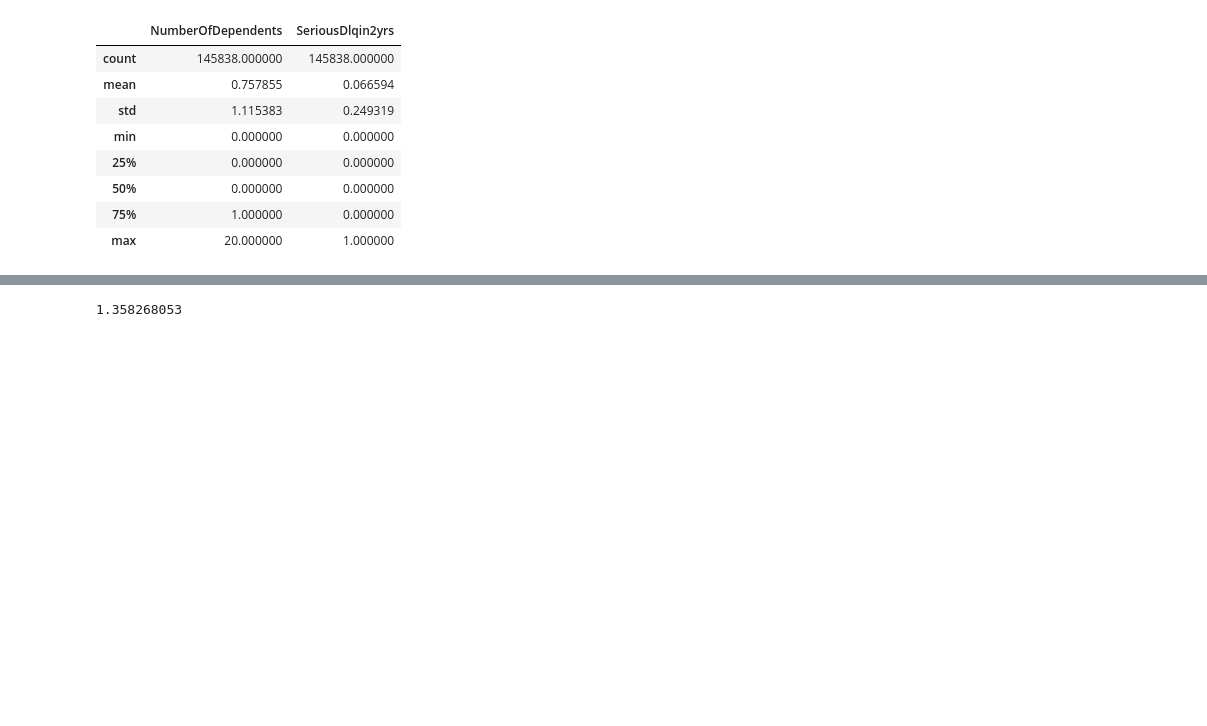
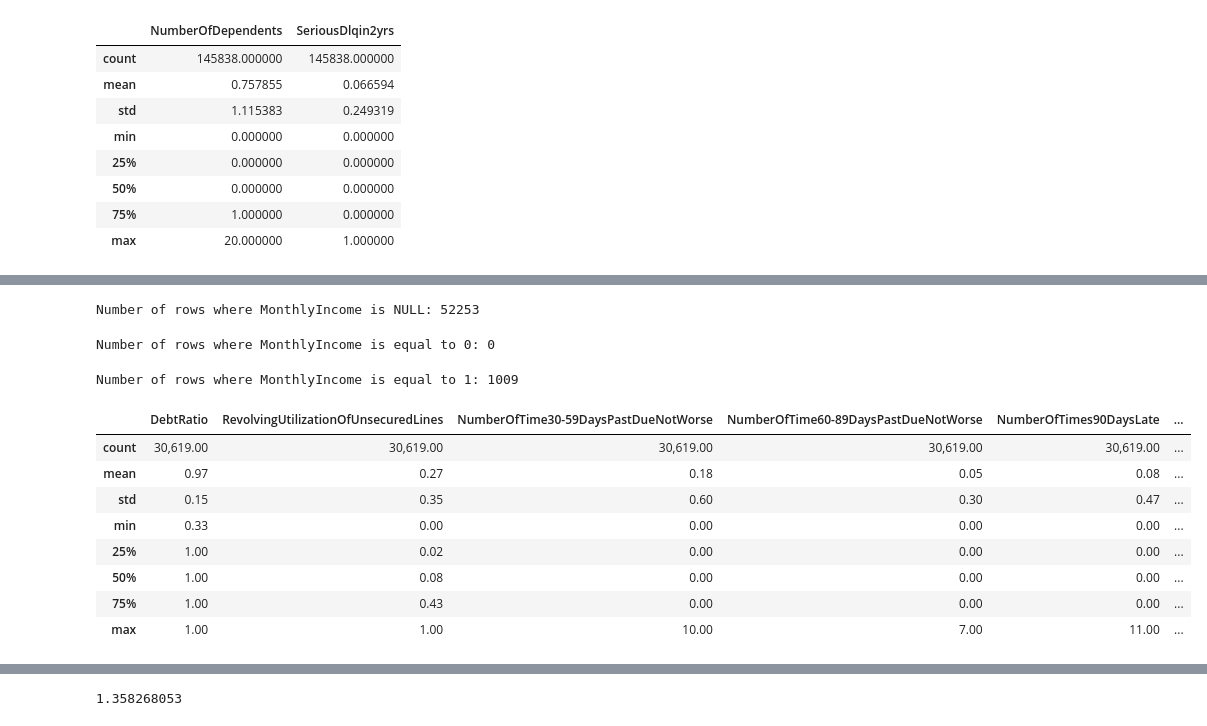
Before and after one commit to Saba-a11/Kaggle_Credit_Score, a Jupyter notebook: CreditModel.ipynb, the cells around one changed output, grey strips where cells are left out. Saved outputs shown, nothing was run; the diff lists cells and outputs as text; code cells hidden in the pictures; blank space fills up the shorter version.

```diff
--- a/CreditModel.ipynb
+++ b/CreditModel.ipynb
@@ -914,6 +706,0 @@ len(df_train[(df_train["DebtRatio"] > df_train["DebtRatio"].quantile(0.765))])
-# %%
-# Set upper bound as the 95th percentile
-upper_bound = df_train['DebtRatio'].quantile(0.765)
-
-# Apply winsorizing using .loc[]
-df_train.loc[df_train['DebtRatio'] > upper_bound, 'DebtRatio'] = upper_bound
@@ -1047,3 +818,10 @@ Name: MonthlyIncome, dtype: float64
+# %%
+combined_data['DebtRatio: < 0.015'] = np.where((combined_data['DebtRatio'] < 0.015), 1, 0)
+combined_data['DebtRatio: 0.015 - 0.27'] = np.where((combined_data['DebtRatio'] >= 0.015) & (combined_data['DebtRatio'] <= 0.27), 1, 0)
+combined_data['DebtRatio: 0.27 - 0.54'] = np.where((combined_data['DebtRatio'] > 0.27) & (combined_data['DebtRatio'] <= 0.54), 1, 0)
+combined_data['DebtRatio: 0.54 - 0.65'] = np.where((combined_data['DebtRatio'] > 0.54) & (combined_data['DebtRatio'] <= 0.65), 1, 0)
+combined_data['DebtRatio: 0.65 - 0.87'] = np.where((combined_data['DebtRatio'] > 0.65) & (combined_data['DebtRatio'] <= 0.87), 1, 0)
+combined_data['DebtRatio: > 0.87'] = np.where((combined_data['DebtRatio'] > 0.87), 1, 0)
 # %% [markdown]
 ### `NumberOfOpenCreditLinesAndLoans` Column
 # %%
@@ -1133,0 +943,32 @@ df_train.loc[~(df_train['NumberOfDependents'].isnull()), ["NumberOfDependents",
+# %%
+null_income_rows = combined_data['MonthlyIncome'].isnull().sum()
+
+print("Number of rows where MonthlyIncome is NULL:", null_income_rows)
+# %% [output]
+Number of rows where MonthlyIncome is NULL: 52253
+# %%
+zero_income_rows = (combined_data['MonthlyIncome'] == 0).sum()
+
+print("Number of rows where MonthlyIncome is equal to 0:", zero_income_rows)
+# %% [output]
+Number of rows where MonthlyIncome is equal to 0: 0
+# %%
+combined_data['MonthlyIncome'].replace(0.0, np.nan, inplace=True)
+# %%
+one_income_rows = (combined_data['MonthlyIncome'] == 1).sum()
+
+print("Number of rows where MonthlyIncome is equal to 1:", one_income_rows)
+# %% [output]
+Number of rows where MonthlyIncome is equal to 1: 1009
+# %%
+combined_data.loc[(combined_data["MonthlyIncome"] == 0) | (df_train['MonthlyIncome'].isnull()) | (combined_data["MonthlyIncome"] == 1)][["DebtRatio", "RevolvingUtilizationOfUnsecuredLines", "NumberOfTime30-59DaysPastDueNotWorse", "NumberOfTime60-89DaysPastDueNotWorse", "NumberOfTimes90DaysLate", "NumberOfOpenCreditLinesAndLoans", "NumberRealEstateLoansOrLines", "NumberOfDependents"]].describe()
+# %% [output]
+|  | DebtRatio | RevolvingUtilizationOfUnsecuredLines | NumberOfTime30-59DaysPastDueNotWorse | NumberOfTime60-89DaysPastDueNotWorse | NumberOfTimes90DaysLate | ... |
+| count | 30,619.00 | 30,619.00 | 30,619.00 | 30,619.00 | 30,619.00 | ... |
+| mean | 0.97 | 0.27 | 0.18 | 0.05 | 0.08 | ... |
+| std | 0.15 | 0.35 | 0.60 | 0.30 | 0.47 | ... |
+| min | 0.33 | 0.00 | 0.00 | 0.00 | 0.00 | ... |
+| 25% | 1.00 | 0.02 | 0.00 | 0.00 | 0.00 | ... |
+| 50% | 1.00 | 0.08 | 0.00 | 0.00 | 0.00 | ... |
+| 75% | 1.00 | 0.43 | 0.00 | 0.00 | 0.00 | ... |
+| max | 1.00 | 1.00 | 10.00 | 7.00 | 11.00 | ... |
```
Also changed, not shown: parts of 56 cells of this notebook.
